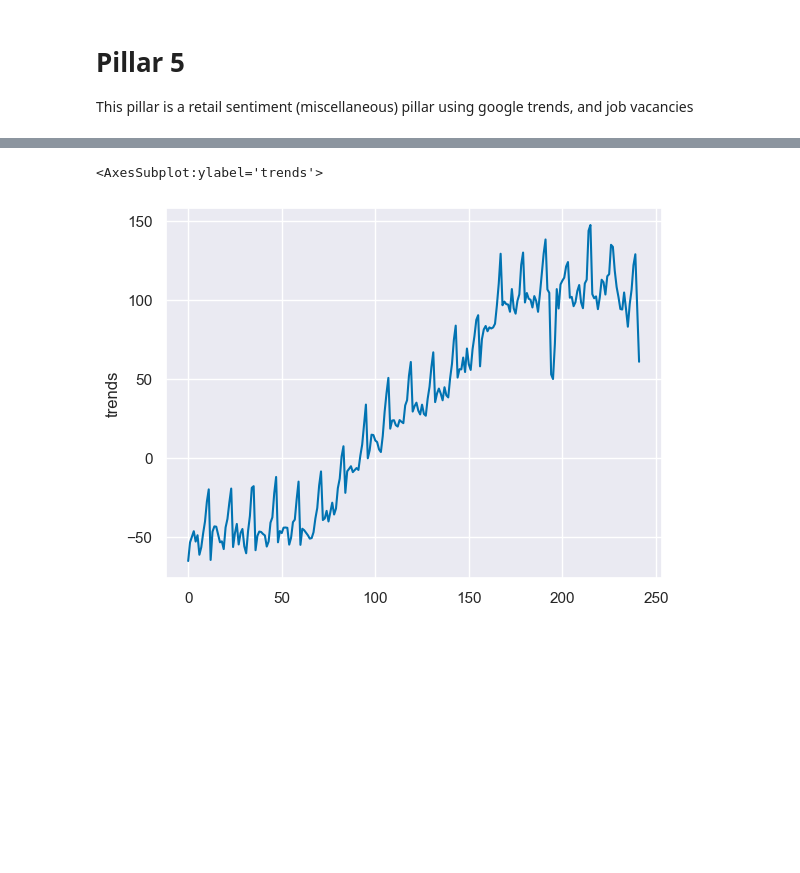
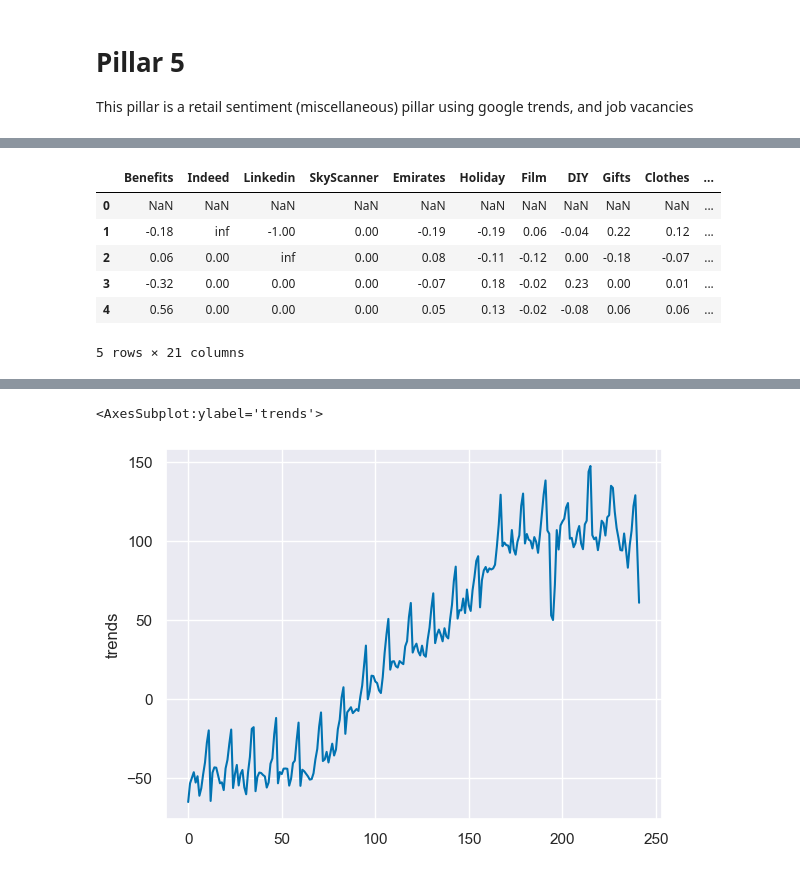
Before and after one commit to aycannon/diss, a Jupyter notebook: Pillar 2/google_trends.ipynb, the cells around one changed output, grey strips where cells are left out. Cells and saved outputs as stored; diff of their text form; code cells hidden in the pictures; blank space fills up the shorter version.

```diff
--- a/Pillar 2/google_trends.ipynb
+++ b/Pillar 2/google_trends.ipynb
@@ -21,5 +30,12 @@ gt = gt.drop(['t'], axis = 1)
 # %%
 rotations = [-0.2751, 0.3088, 0.2419, 0.2419, -0.0303, -0.2056, 0.0179, -0.1335, 0.2195, 0.0238, -0.0034, 0.1473, -0.0730, -0.0987, -0.2715, -0.1405, 0.2998, 0.2868 ,0.3217 ,0.3189, 0.3006]
 # need to multiply each column by these rotations.
 var = ["Benefits","Indeed", "Linkedin", "SkyScanner" ,"Emirates" ,"Holiday" ,"Film" ,"DIY", "Gifts" ,"Clothes" ,"Jobs" ,"Merc" ,"Toyota" ,"Resort" ,"RyanAir" ,"Museums" ,"McD", "Gucci", "LV", "Zara", "fm"]
-len
+# %% [output]
+|  | Benefits | Indeed | Linkedin | SkyScanner | Emirates | Holiday | Film | DIY | Gifts | Clothes | ... |
+| 0 | NaN | NaN | NaN | NaN | NaN | NaN | NaN | NaN | NaN | NaN | ... |
+| 1 | -0.18 | inf | -1.00 | 0.00 | -0.19 | -0.19 | 0.06 | -0.04 | 0.22 | 0.12 | ... |
+| 2 | 0.06 | 0.00 | inf | 0.00 | 0.08 | -0.11 | -0.12 | 0.00 | -0.18 | -0.07 | ... |
+| 3 | -0.32 | 0.00 | 0.00 | 0.00 | -0.07 | 0.18 | -0.02 | 0.23 | 0.00 | 0.01 | ... |
+| 4 | 0.56 | 0.00 | 0.00 | 0.00 | 0.05 | 0.13 | -0.02 | -0.08 | 0.06 | 0.06 | ... |
+5 rows × 21 columns
```
Also changed, not shown: parts of 3 cells of this notebook.
